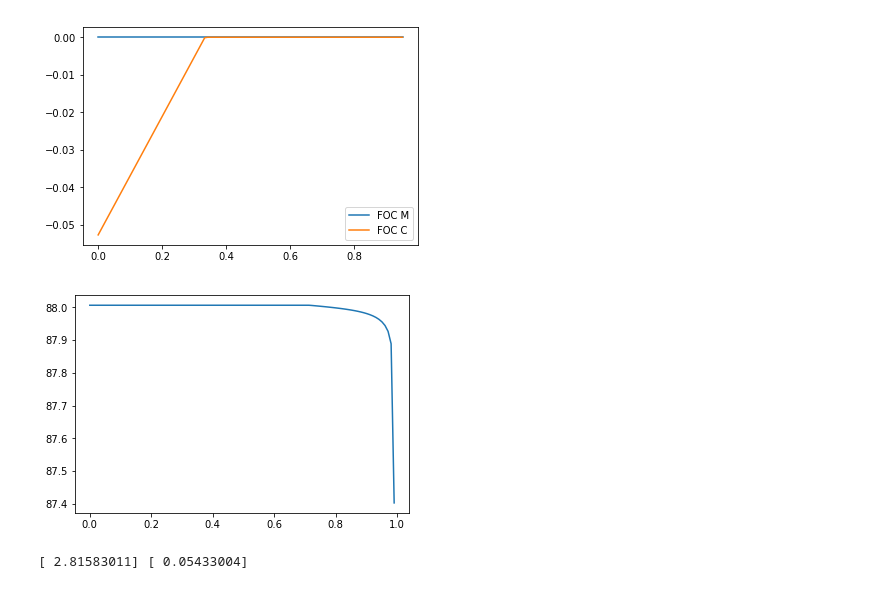
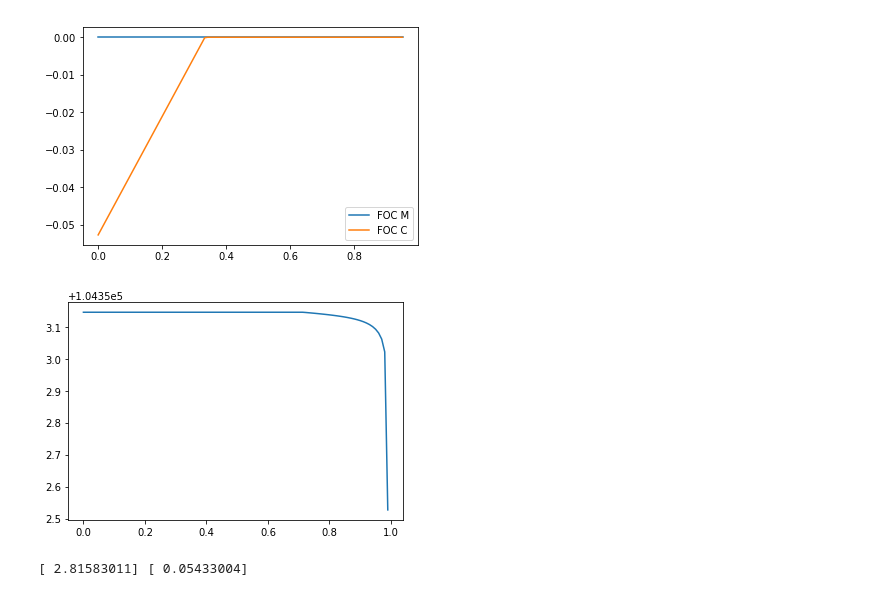
Before and after one commit to spspitze/cryptocurrency, a Jupyter notebook: One Period.ipynb, the cells around one changed output. Saved outputs shown, nothing was run; the diff lists cells and outputs as text; code cells hidden in the pictures.

```diff
--- a/One Period.ipynb
+++ b/One Period.ipynb
@@ -306,18 +305,20 @@ plt.show()
 # %%
 # What does ststW look like?
 Mp=1
 Cp=1
+gammam=.02
+eta=2
 alphagrid=np.linspace(0,.99,101)
 Wgrid=[]
 
 for alpha in alphagrid:
-    Wgrid.append(ststW(alpha,Mp,Cp))
+    Wgrid.append(ststW(alpha,Mp,Cp,gammam=gammam,eta=eta))
 
 fig,ax=plt.subplots()
 ax.plot(alphagrid,Wgrid)
 plt.show()
 # %% [output]
-[figure, old version]
+[figure, new version]
 # %%
 # Just change gammam
 alpha=.85
```
Also changed, not shown: parts of 11 cells of this notebook.
